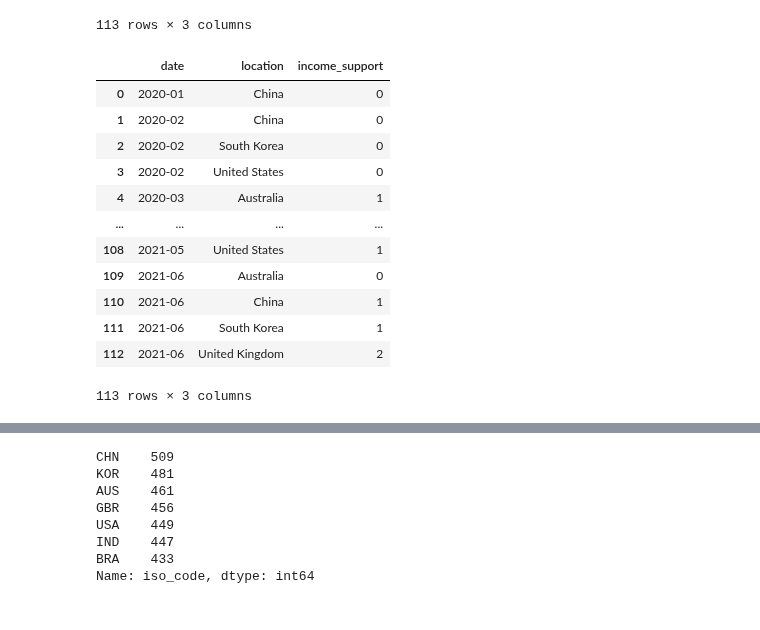
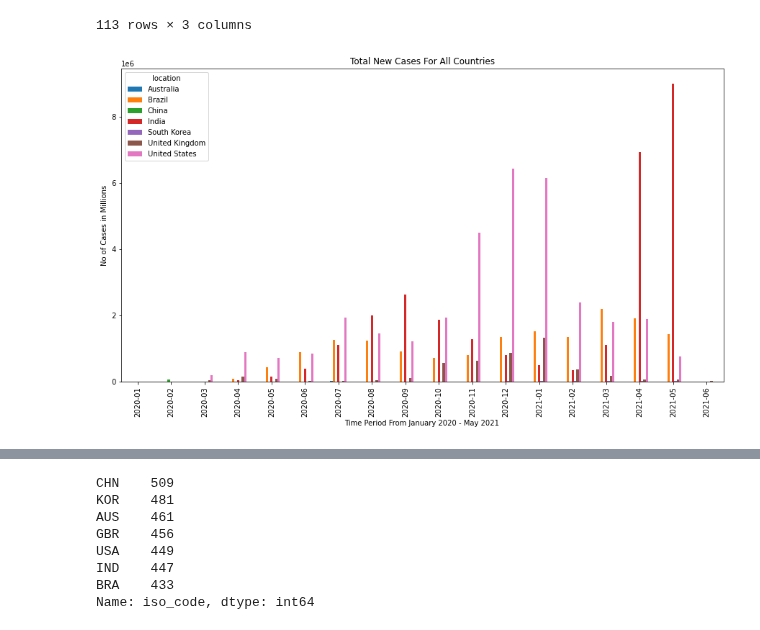
Before and after one commit to nithiyasuresh/Project-1-Covid-PolicyChangesAnalysis, a Jupyter notebook: project1.ipynb, the cells around one changed output, grey strips where cells are left out. Cells and saved outputs as stored; diff of their text form; code cells hidden in the pictures.

```diff
--- a/project1.ipynb
+++ b/project1.ipynb
@@ -180,6 +162,6 @@ clean_df
 # %%
-df = clean_df.groupby(["date","location"],as_index=False)["new_cases"].sum()
-df
+new_cases = clean_df.groupby(["date","location"],as_index=False)["new_cases"].sum()
+new_cases
 # %% [output]
 |  | date | location | new_cases |
 | 0 | 2020-01 | China | 9,242 |
@@ -194,20 +176,12 @@ df
 | 111 | 2021-06 | South Korea | 7,848 |
 | 112 | 2021-06 | United Kingdom | 18,691 |
 113 rows × 3 columns
-# %%
-df1 = clean_df.groupby(["date","location"],as_index=False)["income_support"].median()
-df1
-# %% [output]
-|  | date | location | income_support |
-| 0 | 2020-01 | China | 0 |
-| 1 | 2020-02 | China | 0 |
-| 2 | 2020-02 | South Korea | 0 |
-| 3 | 2020-02 | United States | 0 |
-| 4 | 2020-03 | Australia | 1 |
-| ... | ... | ... | ... |
-| 108 | 2021-05 | United States | 1 |
-| 109 | 2021-06 | Australia | 0 |
-| 110 | 2021-06 | China | 1 |
-| 111 | 2021-06 | South Korea | 1 |
-| 112 | 2021-06 | United Kingdom | 2 |
-113 rows × 3 columns
+# %%
+new_cases.pivot(index="date", columns="location", values="new_cases").plot(kind="bar", figsize=(15, 8))
+plt.title("Total New Cases For All Countries")
+plt.xlabel("Time Period From January 2020 - May 2021")
+plt.ylabel("No of Cases in Millions")
+plt.savefig("Output/total_new_cases_bar.png")
+plt.show()
+# %% [output]
+[figure, added]
```
Also changed, not shown: parts of 10 cells of this notebook, 4 other files.
